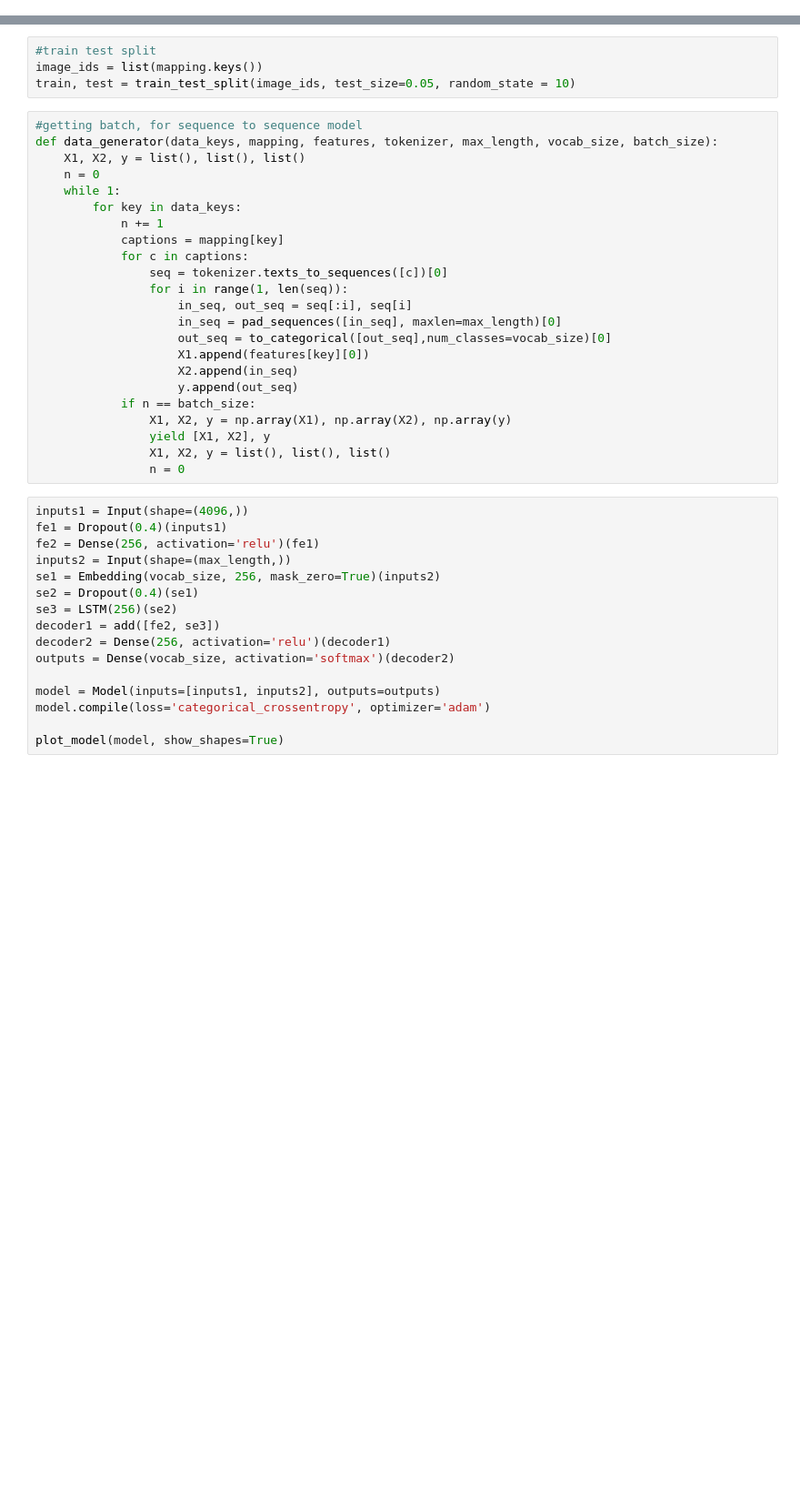
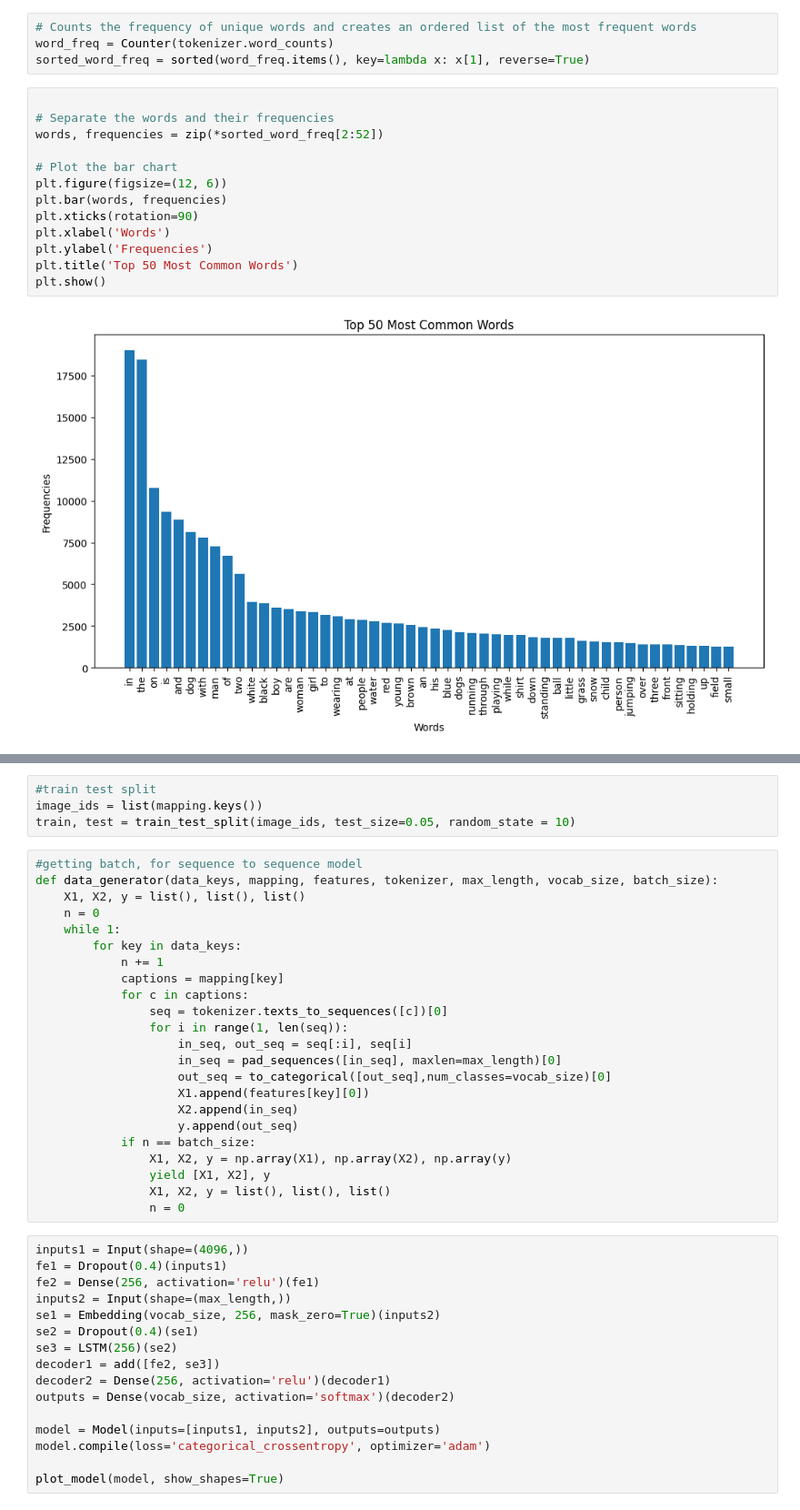
Before and after one commit to AndrewH06/captionify, a Jupyter notebook: main.ipynb, the cells around one changed output, grey strips where cells are left out. Shown at 91% size. Cells and saved outputs as stored; diff of their text form; blank space fills up the shorter version.

```diff
--- a/main.ipynb
+++ b/main.ipynb
@@ -228,2 +132,21 @@ vocab_size
 # %% [output]
 8485
+# %%
+# Counts the frequency of unique words and creates an ordered list of the most frequent words
+word_freq = Counter(tokenizer.word_counts)
+sorted_word_freq = sorted(word_freq.items(), key=lambda x: x[1], reverse=True)
+# %%
+
+# Separate the words and their frequencies
+words, frequencies = zip(*sorted_word_freq[2:52])
+
+# Plot the bar chart
+plt.figure(figsize=(12, 6))
+plt.bar(words, frequencies)
+plt.xticks(rotation=90)
+plt.xlabel('Words')
+plt.ylabel('Frequencies')
+plt.title('Top 50 Most Common Words')
+plt.show()
+# %% [output]
+[figure, added]
```
Also changed, not shown: parts of 40 cells of this notebook.
